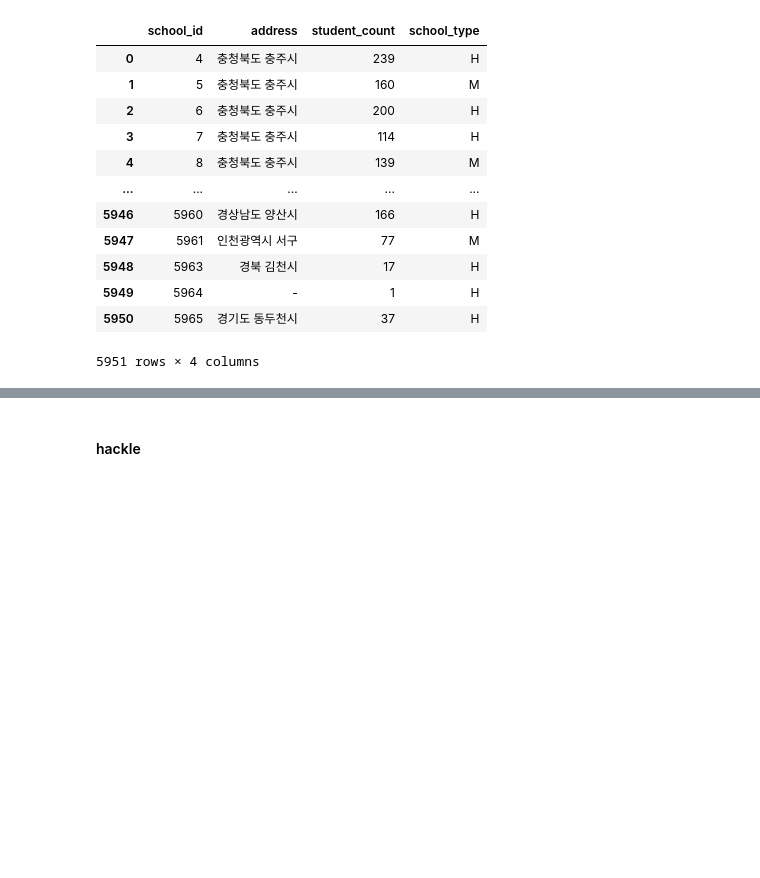
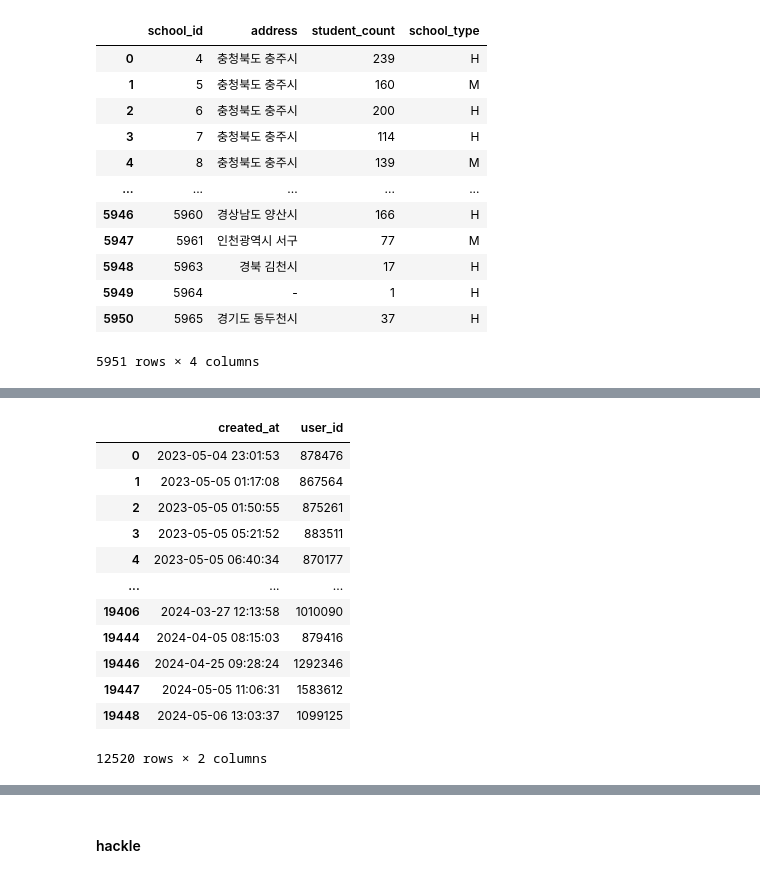
Before and after one commit to goodnews724/sprint_final_project, a Jupyter notebook: notebooks/jaemun.ipynb, the cells around one changed output, grey strips where cells are left out. Drawn from its saved outputs; the diff is of its cells as text; code cells hidden in the pictures; blank space fills up the shorter version.

```diff
--- a/notebooks/jaemun.ipynb
+++ b/notebooks/jaemun.ipynb
@@ -3249,0 +3233,18 @@ if __name__ == "__main__":
+# %%
+accounts_blockrecord = accounts_blockrecord[['created_at','user_id']]
+accounts_blockrecord = accounts_blockrecord.sort_values(by='created_at').drop_duplicates(subset=['user_id'],keep='last')
+accounts_blockrecord
+# %% [output]
+|  | created_at | user_id |
+| 0 | 2023-05-04 23:01:53 | 878476 |
+| 1 | 2023-05-05 01:17:08 | 867564 |
+| 2 | 2023-05-05 01:50:55 | 875261 |
+| 3 | 2023-05-05 05:21:52 | 883511 |
+| 4 | 2023-05-05 06:40:34 | 870177 |
+| ... | ... | ... |
+| 19406 | 2024-03-27 12:13:58 | 1010090 |
+| 19444 | 2024-04-05 08:15:03 | 879416 |
+| 19446 | 2024-04-25 09:28:24 | 1292346 |
+| 19447 | 2024-05-05 11:06:31 | 1583612 |
+| 19448 | 2024-05-06 13:03:37 | 1099125 |
+12520 rows × 2 columns
```
Also changed, not shown: parts of 25 cells of this notebook, 1 other file.
